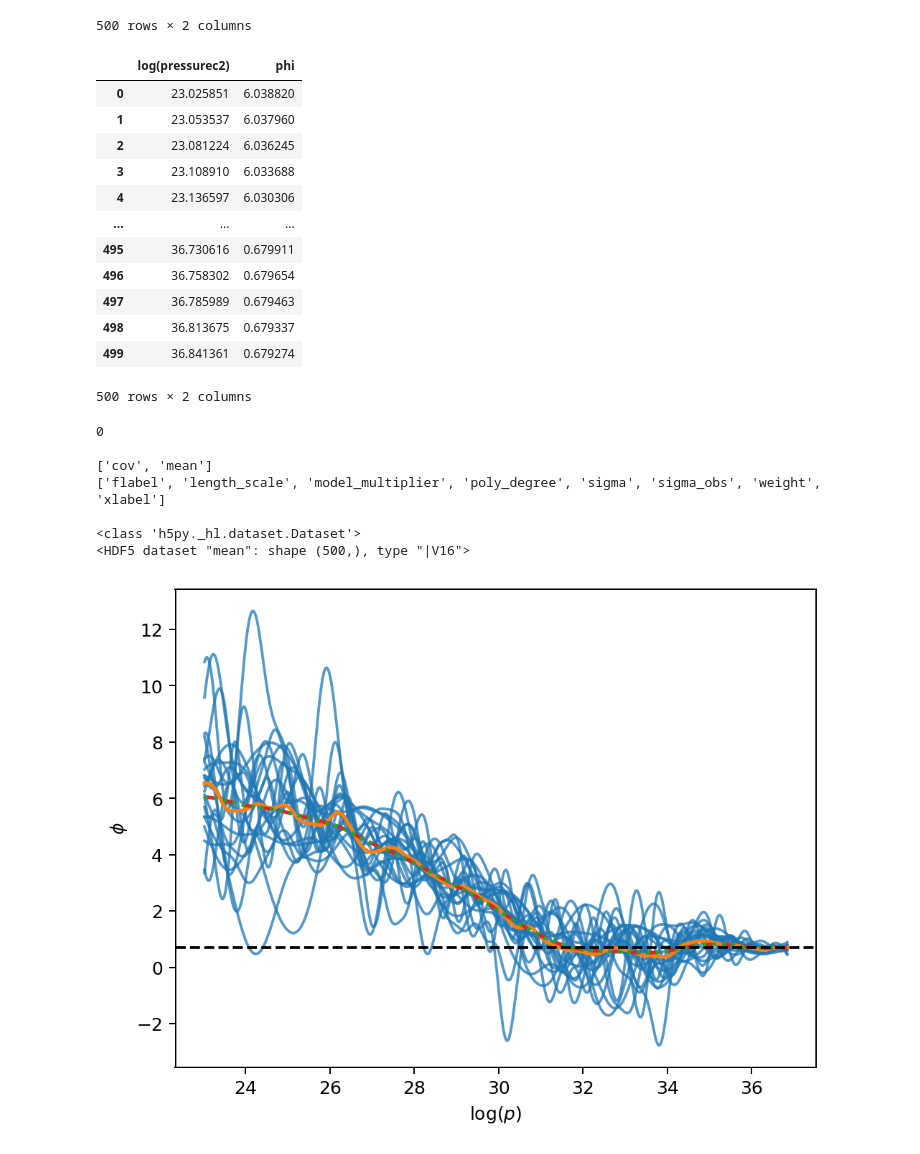
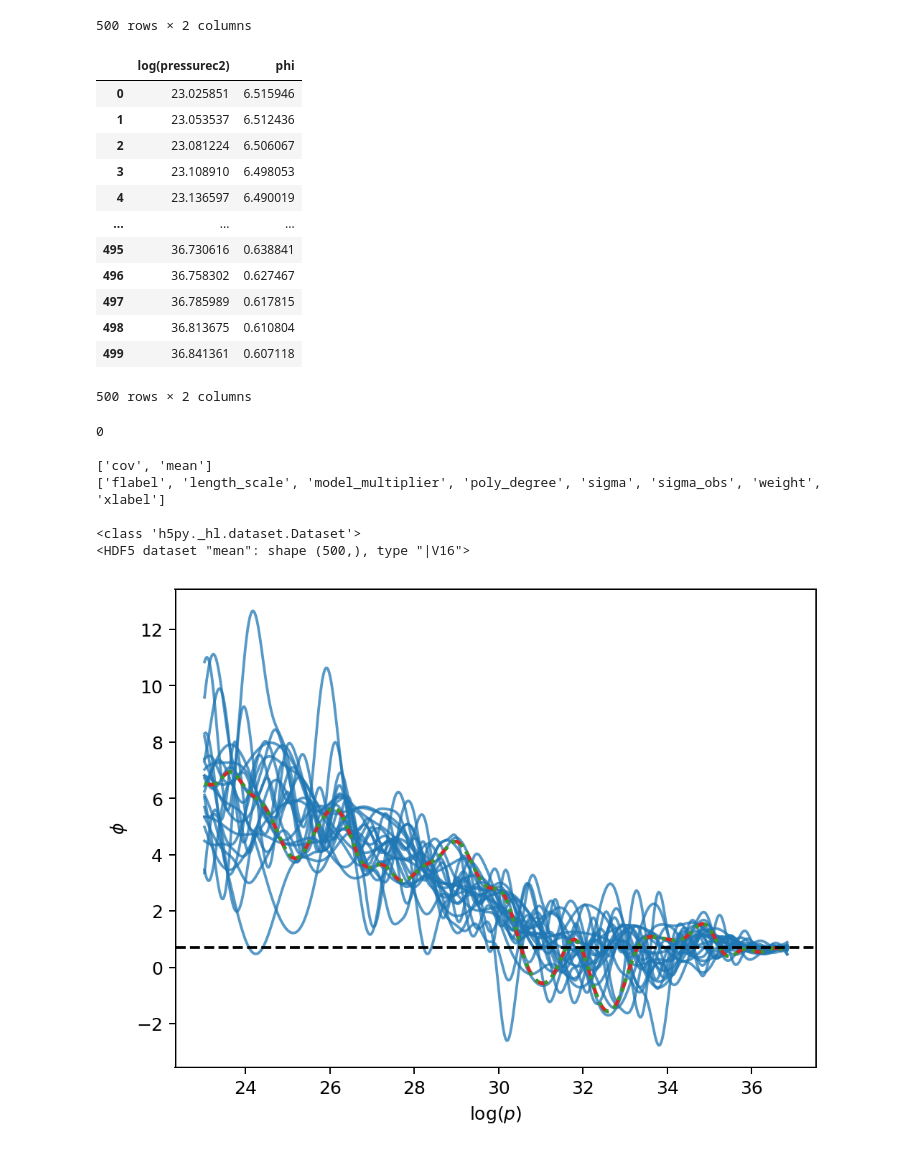
Before and after one commit to eliotfinch/pqcd, a Jupyter notebook: notebooks/modify_gp_mean.ipynb, the cells around one changed output. Cells and saved outputs as stored; diff of their text form; code cells hidden in the pictures.

```diff
--- a/notebooks/modify_gp_mean.ipynb
+++ b/notebooks/modify_gp_mean.ipynb
@@ -137,10 +215,17 @@ logp_array = consistent_logp_arrays[0]
 
 phi_array = np.array(consistent_phi_arrays)
 
-# First, get an average phi array
-mean_phi_array = np.mean(phi_array, axis=0)
+# Taking an average seems to prevent the desired behaviour in the p-n plane
+# (it already averages out important structure?). Lets work with a single
+# consistent phi array for now.
+# mean_phi_array = np.mean(phi_array, axis=0)
 
 # Then, smooth the average phi array
-sigma = 20
-smoothed_mean_phi_array = gaussian_filter1d(mean_phi_array, sigma)
+# sigma = 1
+# smoothed_mean_phi_array = gaussian_filter1d(phi_array, sigma)
+
+# This seems to be as much smoothing as we can get away with whilst retaining
+# the desired behaviour in the p-n plane.
+sigma = 5
+smoothed_phi_array = gaussian_filter1d(phi_array[0], sigma)
 # %%
@@ -254,22 +561,22 @@ mean_df
 | 499 | 36.841361 | 0.690106 |
 500 rows × 2 columns
 # %%
-# Replace the phi column of mean_df with the smoothed_mean_phi_array
-mean_df['phi'] = smoothed_mean_phi_array
+# Replace the phi column of mean_df with the smoothed_phi_array
+mean_df['phi'] = smoothed_phi_array
 mean_df
 # %% [output]
 |  | log(pressurec2) | phi |
-| 0 | 23.025851 | 6.038820 |
-| 1 | 23.053537 | 6.037960 |
-| 2 | 23.081224 | 6.036245 |
-| 3 | 23.108910 | 6.033688 |
-| 4 | 23.136597 | 6.030306 |
+| 0 | 23.025851 | 6.515946 |
+| 1 | 23.053537 | 6.512436 |
+| 2 | 23.081224 | 6.506067 |
+| 3 | 23.108910 | 6.498053 |
+| 4 | 23.136597 | 6.490019 |
 | ... | ... | ... |
-| 495 | 36.730616 | 0.679911 |
-| 496 | 36.758302 | 0.679654 |
-| 497 | 36.785989 | 0.679463 |
-| 498 | 36.813675 | 0.679337 |
-| 499 | 36.841361 | 0.679274 |
+| 495 | 36.730616 | 0.638841 |
+| 496 | 36.758302 | 0.627467 |
+| 497 | 36.785989 | 0.617815 |
+| 498 | 36.813675 | 0.610804 |
+| 499 | 36.841361 | 0.607118 |
 500 rows × 2 columns
 # %%
 # Code from universality.. no need for dataframe?
@@ -328,9 +635,9 @@ fig, ax = plt.subplots(dpi=180)
 for phi_array in consistent_phi_arrays:
     ax.plot(logp_array, phi_array, c='C0', alpha=0.75)
 
-ax.plot(logp_array, mean_phi_array, c='C1', lw=2)
+# ax.plot(logp_array, mean_phi_array, c='C1', lw=2)
 
-ax.plot(logp_array, smoothed_mean_phi_array, c='C3', lw=2, ls='--')
+ax.plot(logp_array, smoothed_phi_array, c='C3', lw=2, ls='--')
 
 ax.plot(log_pressure_edit, phi_edit, c='C2', lw=2, ls=':')
 
@@ -339,4 +646,4 @@ ax.axhline(np.log(2), c='k', ls='--', zorder=10)
 ax.set_xlabel(r'$\log(p)$')
 _ = ax.set_ylabel(r'$\phi$')
 # %% [output]
-[figure, old version]
+[figure, new version]
```
Also changed, not shown: parts of 8 cells of this notebook.
